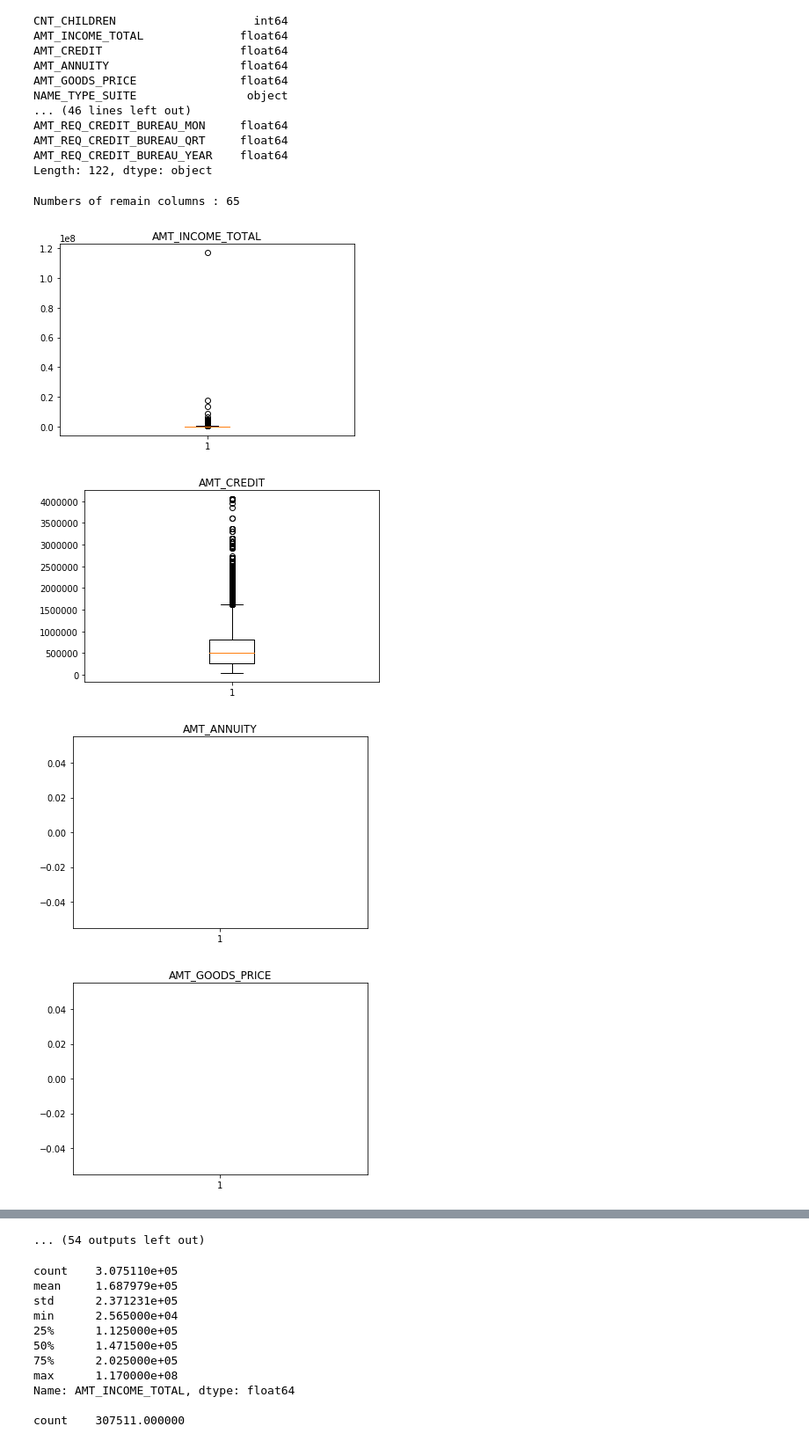
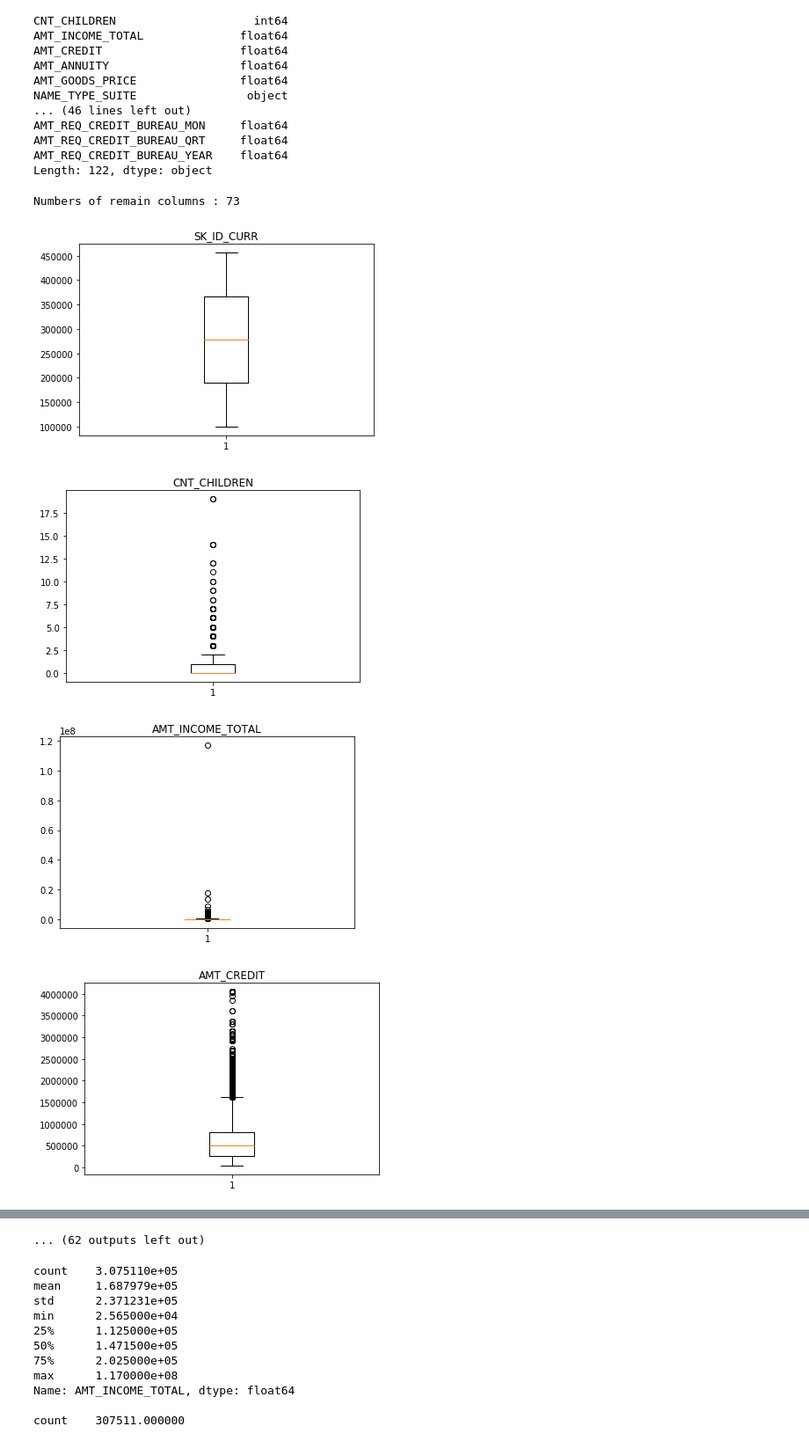
Before and after one commit to t6vmp7/3rd-ML100Days, a Jupyter notebook: homework/Day_009_HW.ipynb, the cells around one changed output, grey strips where cells are left out. Shown at 88% size. Drawn from its saved outputs; the diff is of its cells as text; code cells hidden in the pictures.

```diff
--- a/homework/Day_009_HW.ipynb
+++ b/homework/Day_009_HW.ipynb
@@ -60,27 +60,27 @@ Length: 122, dtype: object
 # %%
 # 先篩選數值型的欄位
 """
 YOUR CODE HERE, fill correct data types (for example str, float, int, ...)
 """
-dtype_select = ["float64"]
+dtype_select = [np.dtype("int64"), np.dtype("float64")]
 
 numeric_columns = list(app_train.columns[list(app_train.dtypes.isin(dtype_select))])
 
 # 再把只有 2 值 (通常是 0,1) 的欄位去掉
 numeric_columns = list(app_train[numeric_columns].columns[list(app_train[numeric_columns].apply(lambda x:len(x.unique())!=2 ))])
 print(f"Numbers of remain columns : {len(numeric_columns)}")
 
 # 檢視這些欄位的數值範圍
 for col in numeric_columns:
     """
     Your CODE HERE, make the box plot
     """
-    plt.boxplot(app_train[col])
+    plt.boxplot(app_train[col].dropna())
     plt.title(col)
     plt.show()
 # %% [output]
-Numbers of remain columns : 65
+Numbers of remain columns : 73
-[figure, old version]
+[figure, new version]
-[figure, old version]
+[figure, new version]
-[figure, old version]
+[figure, new version]
-[figure, old version]
+[figure, new version]
@@ -94,4 +94,4 @@ Numbers of remain columns : 65
-... (54 outputs left out)
+... (62 outputs left out)
 # %%
 # 從上面的圖檢查的結果，至少這三個欄位好像有點可疑
 
```
Also changed, not shown: parts of 2 cells of this notebook.
